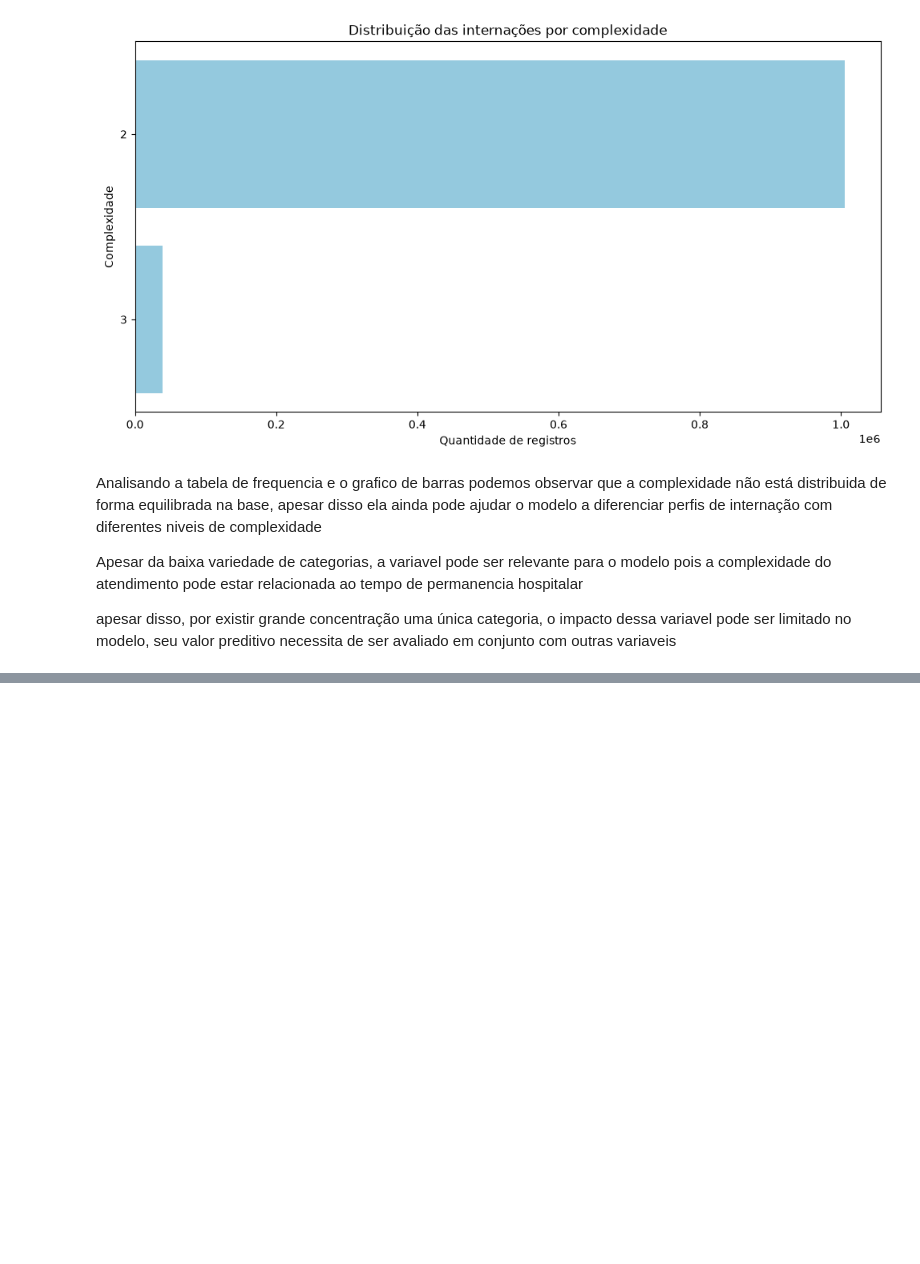
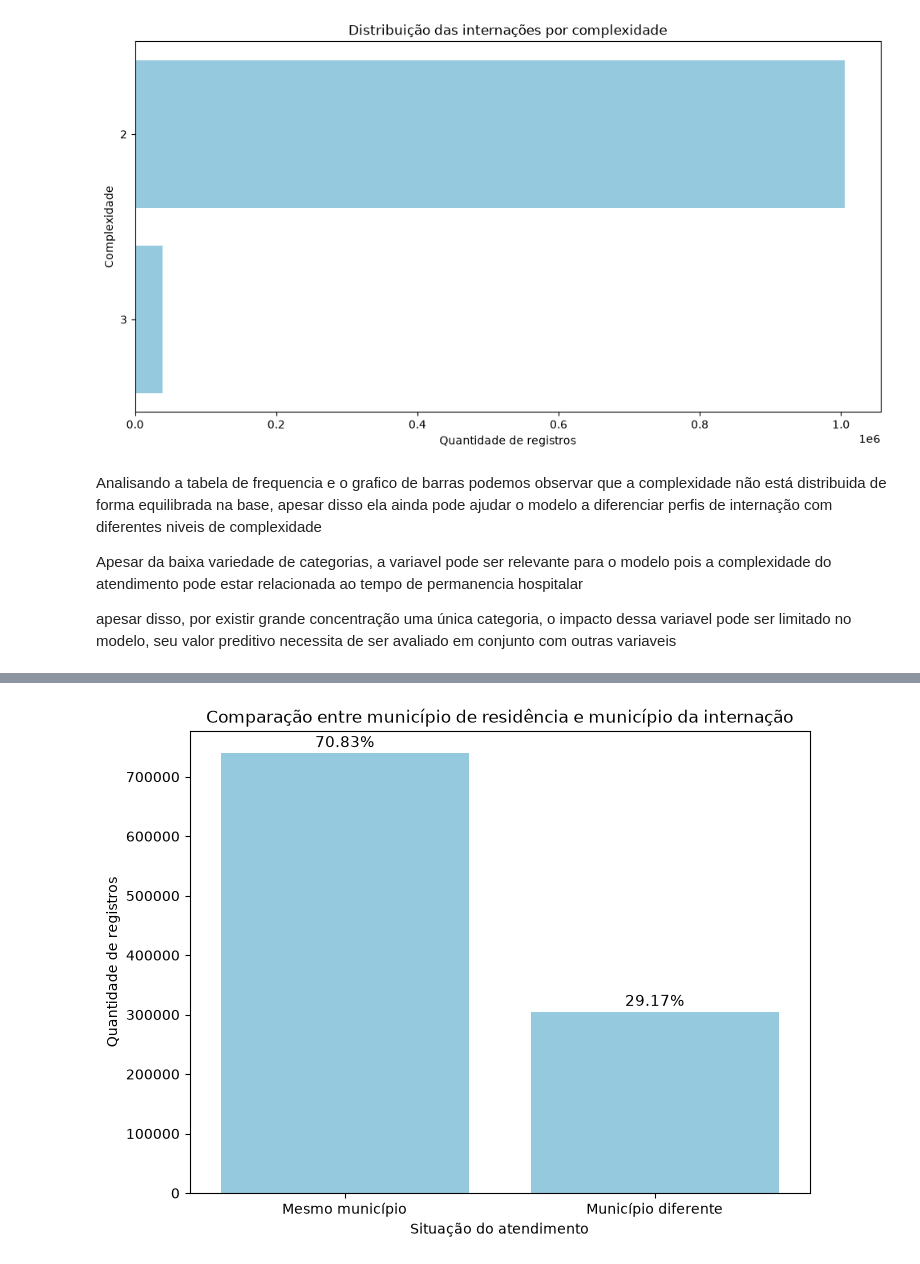
Before and after one commit to DjonathanMetelo/sih-sus-internacoes-prolongadas, a Jupyter notebook: Caderno.ipynb, the cells around one changed output, grey strips where cells are left out. Saved outputs shown, nothing was run; the diff lists cells and outputs as text; code cells hidden in the pictures; blank space fills up the shorter version.

```diff
--- a/Caderno.ipynb
+++ b/Caderno.ipynb
@@ -1625,0 +1642,58 @@ apesar disso, por existir grande concentração uma única categoria, o impacto
+# %%
+# MUNIC_RES × MUNIC_MOV
+
+df_teste = df_modelo.copy()
+
+df_teste["mesmo_municipio"] = (
+    df_teste["MUNIC_RES"] == df_teste["MUNIC_MOV"]
+).astype(int)
+
+df_teste["fluxo_municipal"] = df_teste["mesmo_municipio"].map({
+    1: "Mesmo município",
+    0: "Município diferente"
+})
+
+df_teste["fluxo_municipal"].value_counts()
+
+df_teste["fluxo_municipal"].value_counts(normalize=True) * 100
+
+freq_fluxo_municipal = (
+    df_teste["fluxo_municipal"]
+    .value_counts()
+    .reset_index()
+)
+
+freq_fluxo_municipal.columns = ["fluxo_municipal", "qtd_registros"]
+
+freq_fluxo_municipal["perc_registros"] = (
+    freq_fluxo_municipal["qtd_registros"] / len(df_teste) * 100
+).round(2)
+
+freq_fluxo_municipal
+
+plt.figure(figsize=(8, 6))
+
+ax = sns.barplot(
+    data=freq_fluxo_municipal,
+    x="fluxo_municipal",
+    y="qtd_registros",
+    color="skyblue"
+)
+
+# Adiciona porcentagem acima das barras
+for i, row in freq_fluxo_municipal.iterrows():
+    ax.text(
+        i,
+        row["qtd_registros"] + 10000,
+        f'{row["perc_registros"]:.2f}%',
+        ha="center",
+        fontsize=11
+    )
+
+
+plt.title("Comparação entre município de residência e município da internação")
+plt.xlabel("Situação do atendimento")
+plt.ylabel("Quantidade de registros")
+plt.show()
+# %% [output]
+[figure, added]
```
Also changed, not shown: parts of 29 cells of this notebook, 1 other file.
